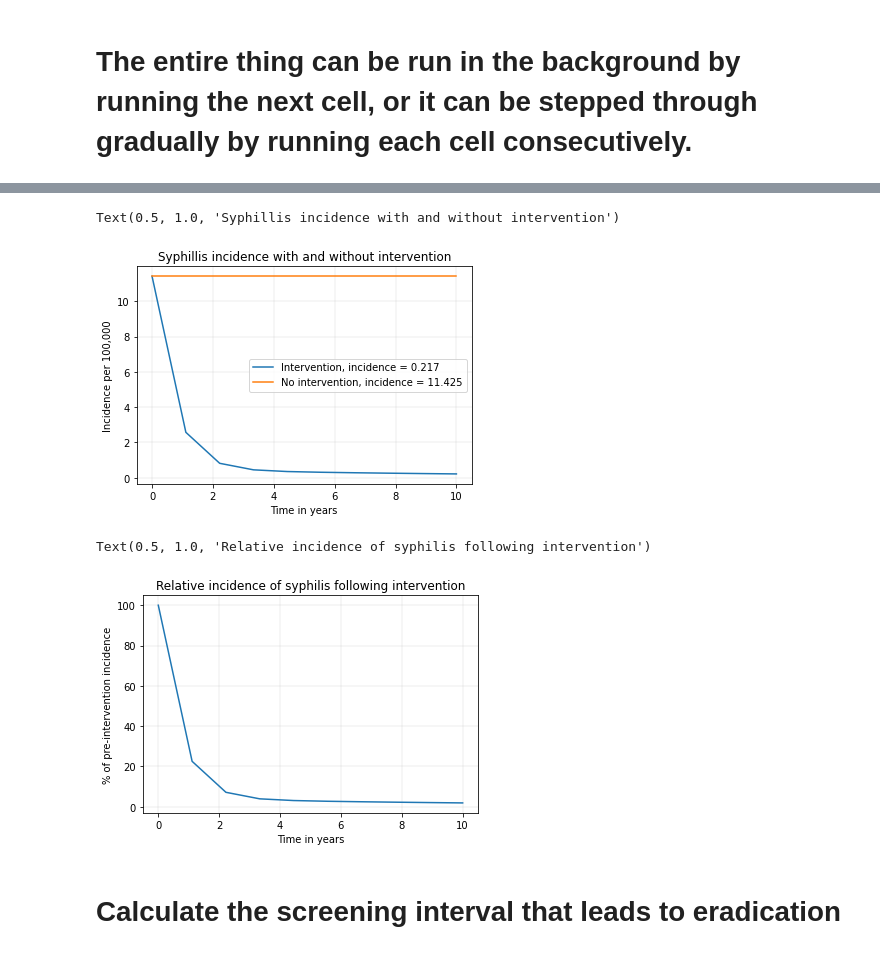
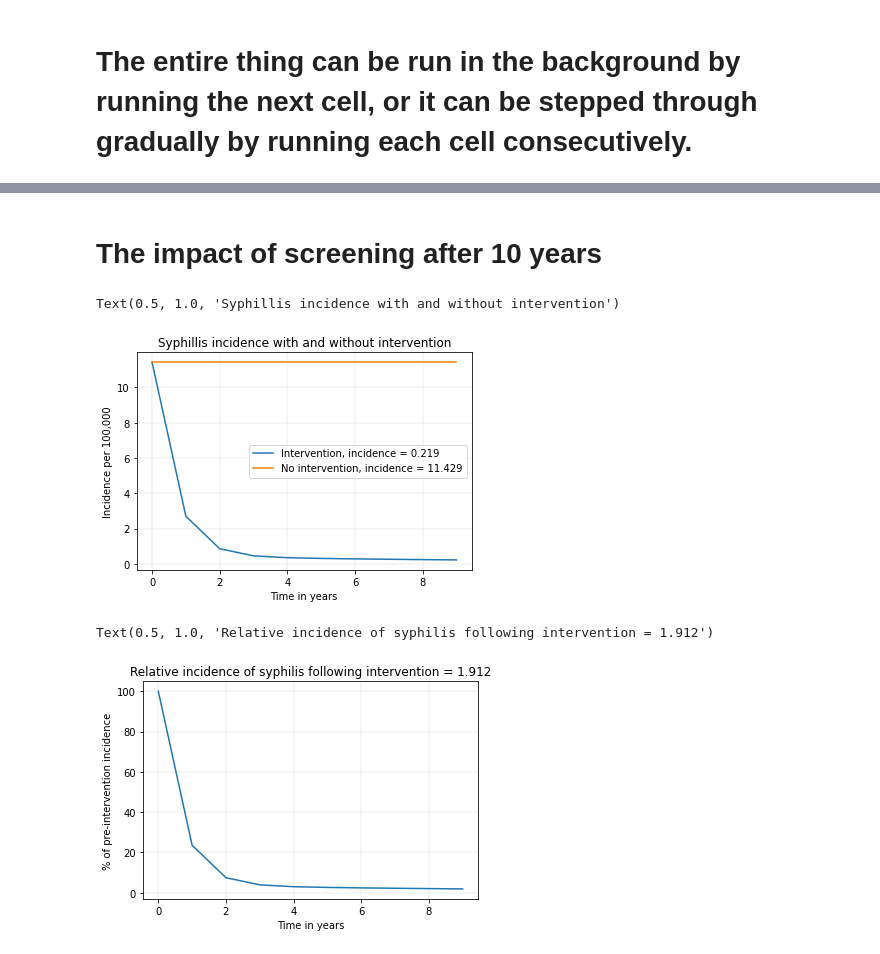
Before and after one commit to aobwhitlock/Syphilis, a Jupyter notebook: SyphilisNotebook.ipynb, the cells around one changed output, grey strips where cells are left out. Cells and saved outputs as stored; diff of their text form; code cells hidden in the pictures.

```diff
--- a/SyphilisNotebook.ipynb
+++ b/SyphilisNotebook.ipynb
@@ -154,5 +141,0 @@ def get_incidence_vals(result, pos, nClasses):
-# %%
-time = np.linspace(0, 300000, 10) #creates list of 10 time points between simulation start (0) and simulation end (300000) to record the state
-
-result = solve_ivp(transmission, (0,300000),init, t_eval = time,args = (sexclass, beta, m, tau, sig1, sig2, sig3, sig4, sig5, gamma, nu)) # model function, duration, initial state, evaluation times, parameters)
-eqVals = result.y[:,9] #save equilibrium values: 10 states recorded, so 9 is the last one because there are 10 states recorded and we want the last one
@@ -172,17 +166,19 @@ Text(0.5, 1.0, 'Burn in: equilibrium incidence = 11.425')
+# %% [markdown]
+# The impact of screening after 10 years
 # %%
-tau = 1.4117 #screening threshhold 0.099
+time = 10
+Years = list(range(time)) #Make a list of years for X axis
 
-time = np.linspace(0, 10, 10)
-result = solve_ivp(transmission, (0,10), eqVals, t_eval = time,args = (sexclass, beta, m, tau, sig1, sig2, sig3, sig4, sig5, gamma, nu))
-inf, final = get_incidence_vals(result, 3, nClasses)
+#Unscreened population
+tau = 0
+resultUn, infUn = transmission(time, dt, eqVals, sexclass, beta, m, tau, sig1, sig2, sig3, sig4, sig5, gamma, nu)
 
-tau = 0
-time = np.linspace(0, 10, 10)
-result = solve_ivp(transmission, (0,10), eqVals, t_eval = time,args = (sexclass, beta, m, tau, sig1, sig2, sig3, sig4, sig5, gamma, nu))
-infUn, finalUn = get_incidence_vals(result, 3, nClasses)
+#Screened population
+tau = 1.51
+resultTr, infTr = transmission(time, dt, eqVals, sexclass, beta, m, tau, sig1, sig2, sig3, sig4, sig5, gamma, nu)
 
-plt.plot(time, inf, label='Intervention, incidence = %1.3f' %final)
-plt.plot(time, infUn, label='No intervention, incidence = %1.3f' %finalUn)
+plt.plot(Years, infTr, label='Intervention, incidence = %1.3f' %infTr[-1])
+plt.plot(Years, infUn, label='No intervention, incidence = %1.3f' %infUn[-1])
 plt.grid(linewidth=0.2)
 plt.legend()
 plt.ylabel('Incidence per 100,000')
@@ -190,4 +186,4 @@ plt.xlabel('Time in years')
 plt.title('Syphillis incidence with and without intervention')
 # %% [output]
 Text(0.5, 1.0, 'Syphillis incidence with and without intervention')
-[figure, old version]
+[figure, new version]
@@ -198,15 +190,13 @@ relInf = [i*relInc for i in inf] #transform incidence rate
 # %%
 #get relative rate
-relInc = 100/finalUn
-relInf = [i*relInc for i in inf] #transform incidence rate
+relInc = 100/infUn[-1] #get incidence of untreated population
+relInf = [i*relInc for i in infTr] #transform incidence rate
 
-plt.plot(time, relInf)
+plt.plot(Years, relInf)
 plt.grid(linewidth=0.2)
 plt.ylabel('% of pre-intervention incidence')
 plt.xlabel('Time in years')
-plt.title('Relative incidence of syphilis following intervention')
+plt.title('Relative incidence of syphilis following intervention = %1.3f' %relInf[-1])
 # %% [output]
-Text(0.5, 1.0, 'Relative incidence of syphilis following intervention')
+Text(0.5, 1.0, 'Relative incidence of syphilis following intervention = 1.912')
-[figure, old version]
+[figure, new version]
-# %% [markdown]
-# Calculate the screening interval that leads to eradication
```
Also changed, not shown: parts of 16 cells of this notebook.
